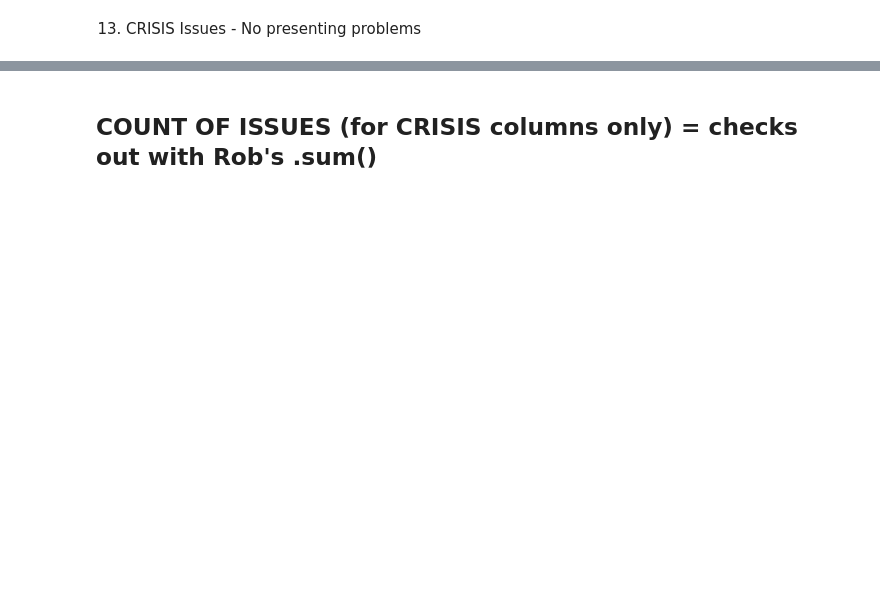
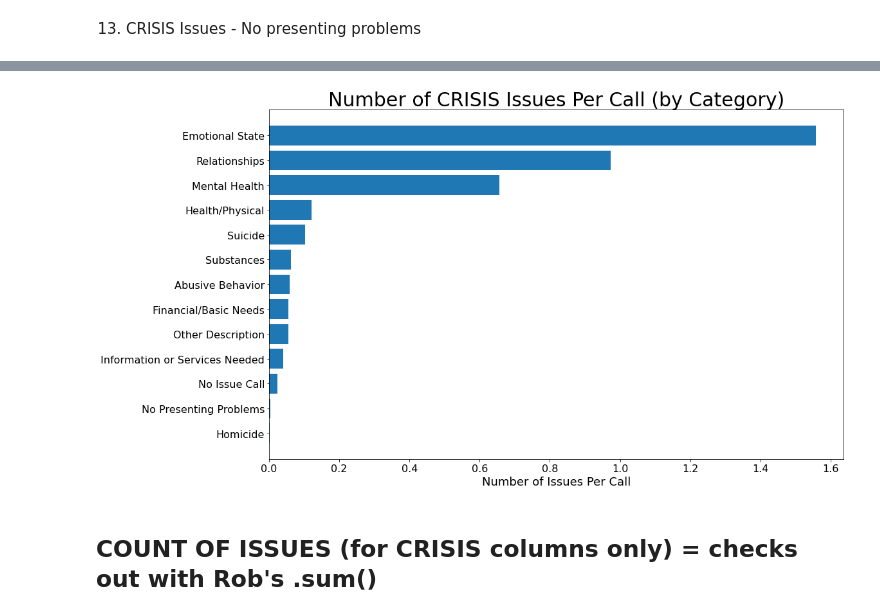
Before and after one commit to NSS-Data-Analytics-Cohort-6/fcs-crisis-data-campers, a Jupyter notebook: notebooks/FCS_project_datacampers.ipynb, the cells around one changed output, grey strips where cells are left out. Drawn from its saved outputs; the diff is of its cells as text; code cells hidden in the pictures; blank space fills up the shorter version.

```diff
--- a/notebooks/FCS_project_datacampers.ipynb
+++ b/notebooks/FCS_project_datacampers.ipynb
@@ -342,3 +489,13 @@ ci_counts['Issues_Count_NPP'].sum()
+# %%
+plt.figure(figsize=(16, 10))
+plt.barh(icbc_sorted.Issue_Category, icbc_sorted.Number_of_Issues_Per_Call)
+plt.xticks(rotation = 0, fontsize=16)
+plt.xlabel('Number of Issues Per Call', fontsize=18)
+#plt.ylabel('CRISIS Issue Category', fontsize=18)
+plt.yticks(fontsize=16)
+plt.title('Number of CRISIS Issues Per Call (by Category)', fontsize=30);
+# %% [output]
+[figure, added]
 # %% [markdown]
 ## COUNT OF ISSUES (for CRISIS columns only) = checks out with Rob's .sum()
 # %%
```
Also changed, not shown: parts of 73 cells of this notebook.
